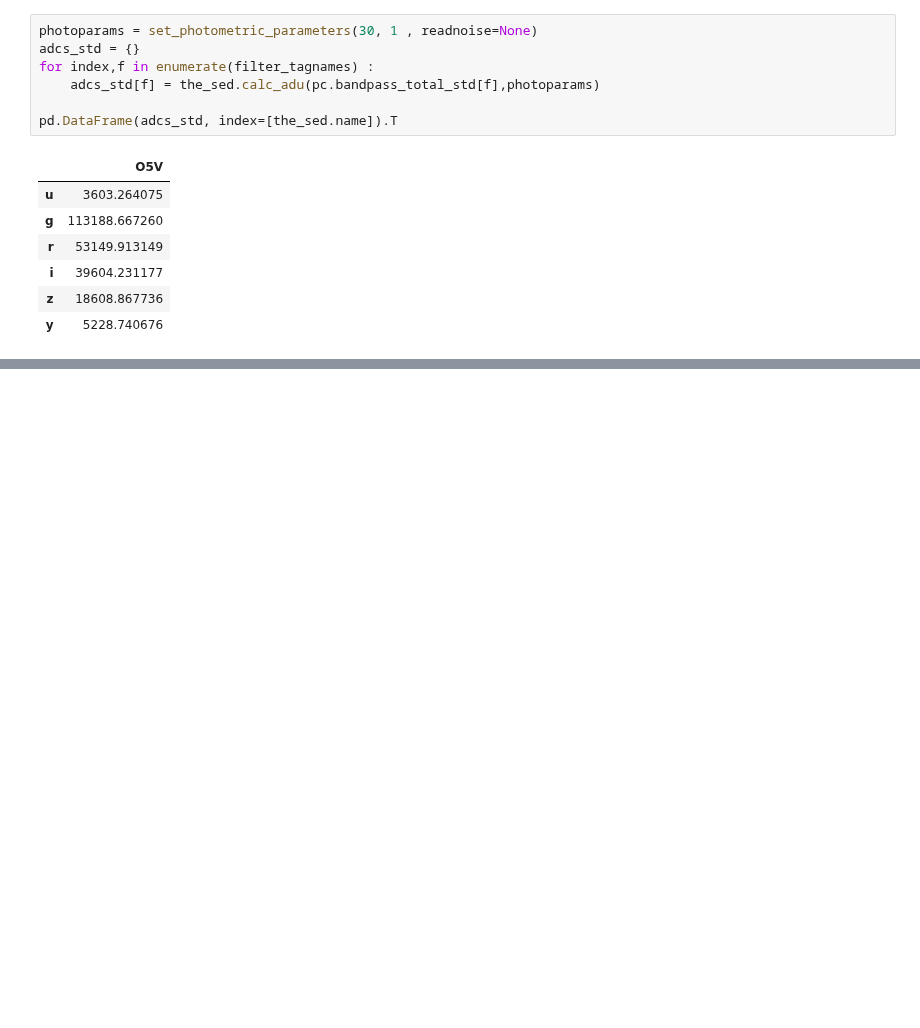
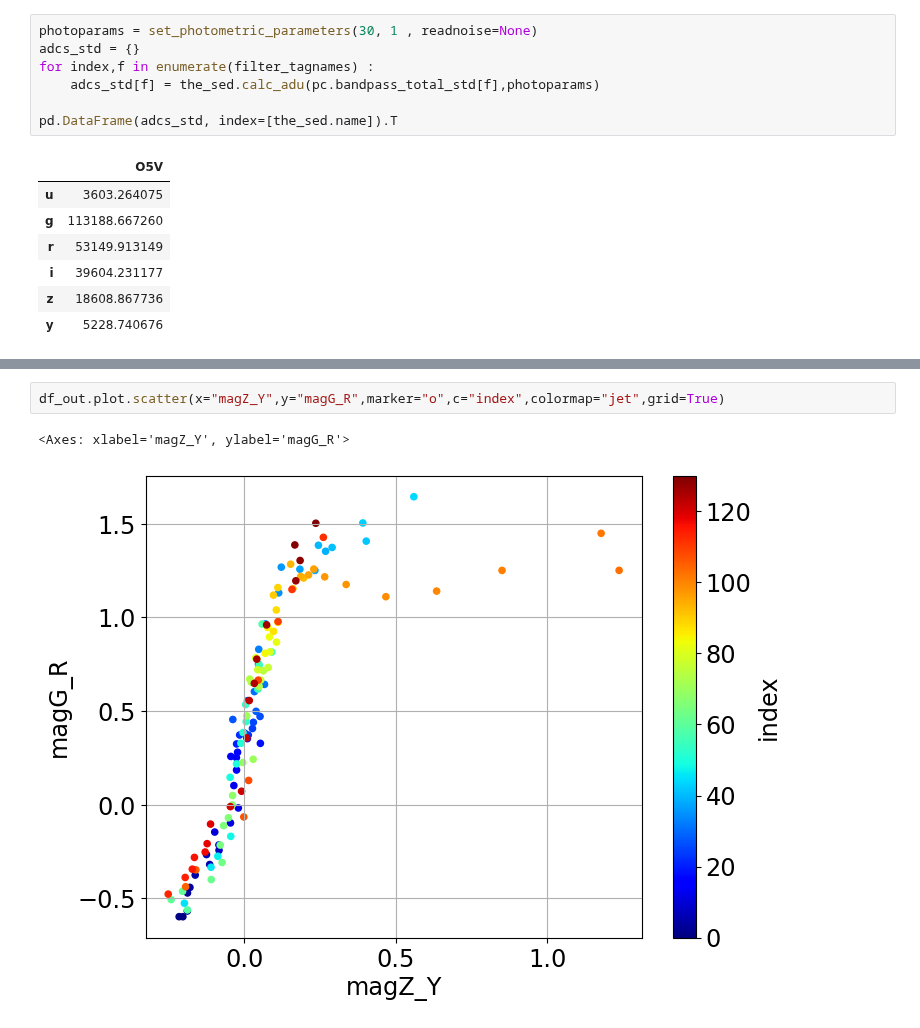
Before and after one commit to sylvielsstfr/RubinLSSTPhotometricCorrTuto, a Jupyter notebook: notebooks/06_SEDPicklesColors/ComputeMagnitudesPickles_auxtelSDSSfilters.ipynb, the cells around one changed output, grey strips where cells are left out. Cells and saved outputs as stored; diff of their text form; blank space fills up the shorter version.

```diff
--- a/notebooks/06_SEDPicklesColors/ComputeMagnitudesPickles_auxtelSDSSfilters.ipynb
+++ b/notebooks/06_SEDPicklesColors/ComputeMagnitudesPickles_auxtelSDSSfilters.ipynb
@@ -348,0 +416,5 @@ pd.DataFrame(adcs_std, index=[the_sed.name]).T
+# %%
+df_out.plot.scatter(x="magZ_Y",y="magG_R",marker="o",c="index",colormap="jet",grid=True)
+# %% [output]
+<Axes: xlabel='magZ_Y', ylabel='magG_R'>
+[figure, added]
```
Also changed, not shown: parts of 10 cells of this notebook.
